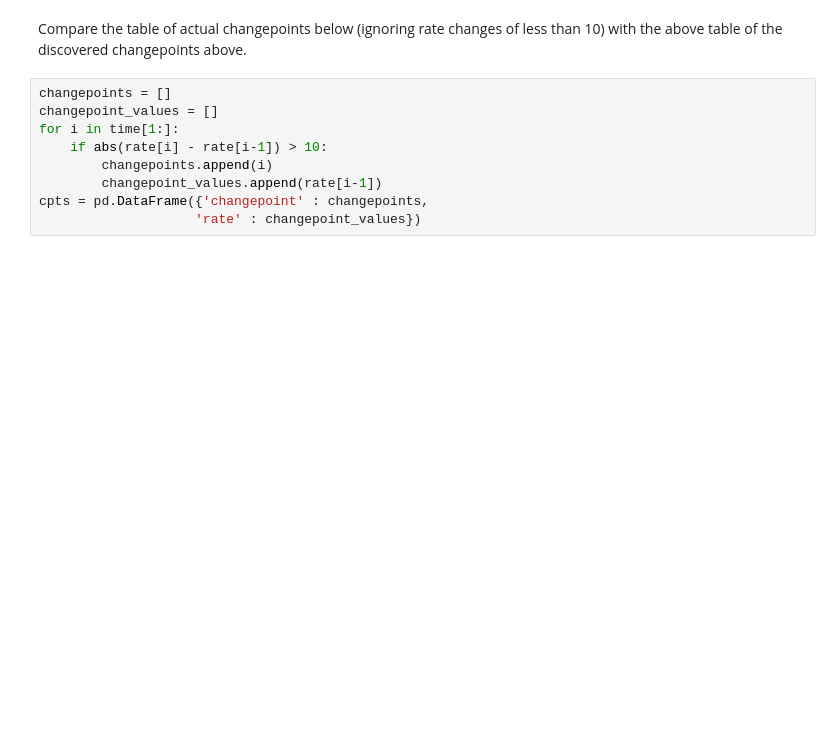
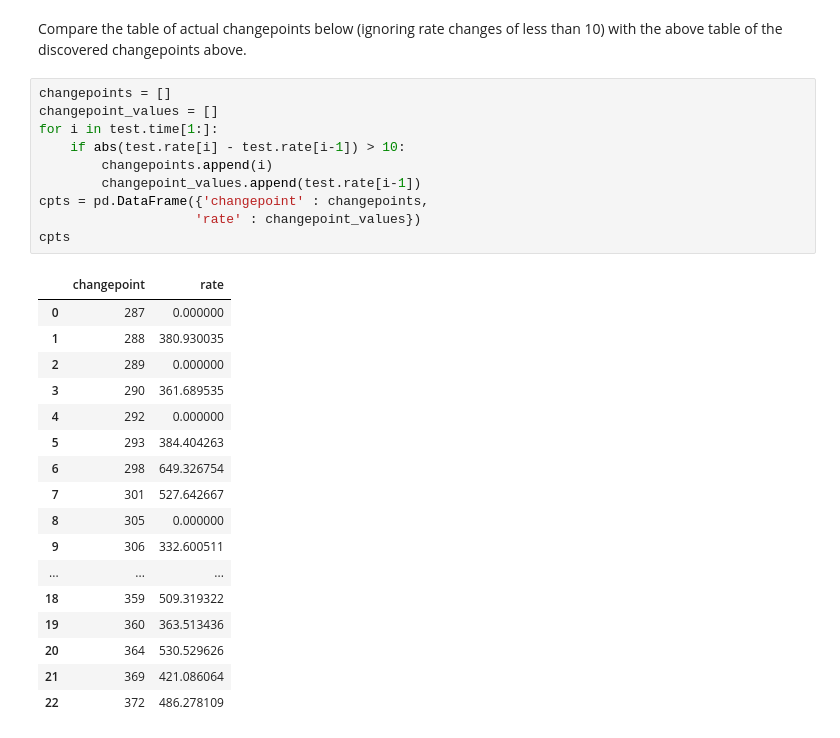
Before and after one commit to flynn949/beadpy, a Jupyter notebook: Trajectory_Simulator.ipynb, the cells around one changed output. Drawn from its saved outputs; the diff is of its cells as text; blank space fills up the shorter version.

```diff
--- a/Trajectory_Simulator.ipynb
+++ b/Trajectory_Simulator.ipynb
@@ -74,9 +77,28 @@ Compare the table of actual changepoints below (ignoring rate changes of less th
 # %%
 changepoints = []
 changepoint_values = []
-for i in time[1:]:
-    if abs(rate[i] - rate[i-1]) > 10:
+for i in test.time[1:]:
+    if abs(test.rate[i] - test.rate[i-1]) > 10:
         changepoints.append(i)
-        changepoint_values.append(rate[i-1])
+        changepoint_values.append(test.rate[i-1])
 cpts = pd.DataFrame({'changepoint' : changepoints,
                     'rate' : changepoint_values})
+cpts
+# %% [output]
+|  | changepoint | rate |
+| 0 | 287 | 0.000000 |
+| 1 | 288 | 380.930035 |
+| 2 | 289 | 0.000000 |
+| 3 | 290 | 361.689535 |
+| 4 | 292 | 0.000000 |
+| 5 | 293 | 384.404263 |
+| 6 | 298 | 649.326754 |
+| 7 | 301 | 527.642667 |
+| 8 | 305 | 0.000000 |
+| 9 | 306 | 332.600511 |
+| ... | ... | ... |
+| 18 | 359 | 509.319322 |
+| 19 | 360 | 363.513436 |
+| 20 | 364 | 530.529626 |
+| 21 | 369 | 421.086064 |
+| 22 | 372 | 486.278109 |
```
Also changed, not shown: parts of 6 cells of this notebook.
